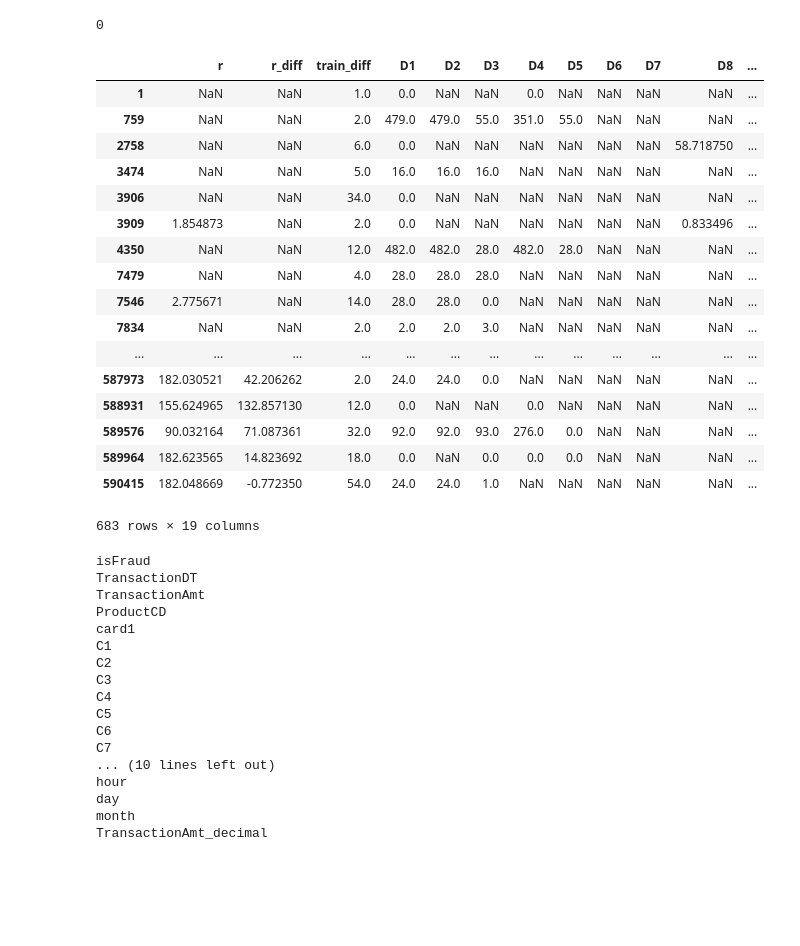
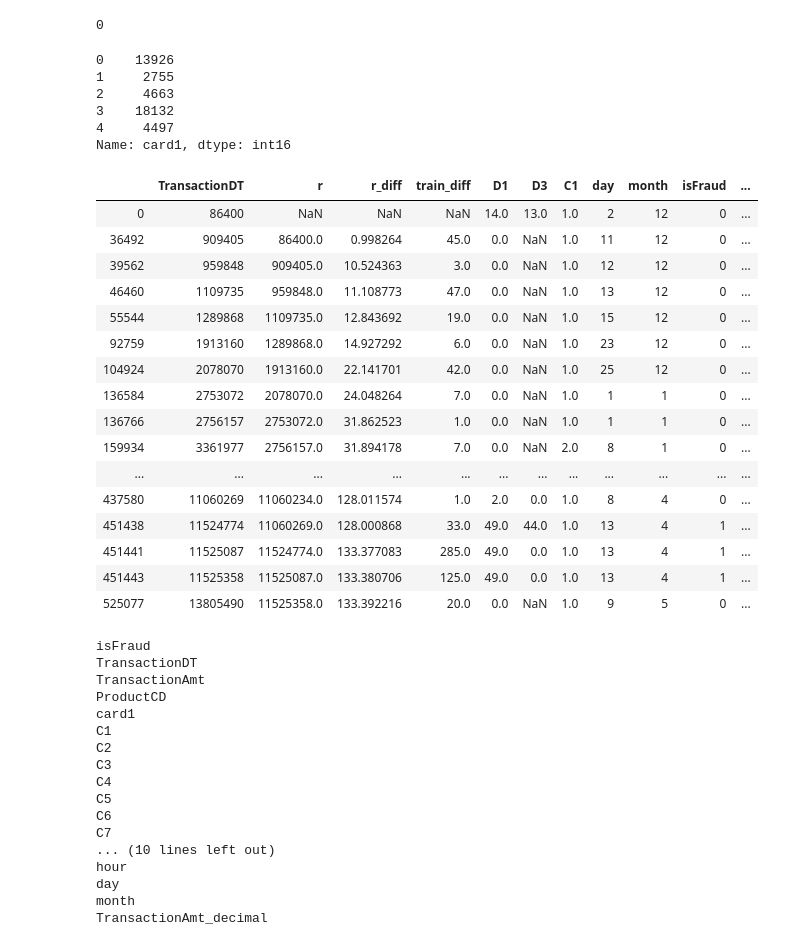
Before and after one commit to rodgomrod/kaggle_ieee_fraud, a Jupyter notebook: train_test_generator.ipynb, the cells around one changed output. Drawn from its saved outputs; the diff is of its cells as text; code cells hidden in the pictures; blank space fills up the shorter version.

```diff
--- a/train_test_generator.ipynb
+++ b/train_test_generator.ipynb
@@ -168,2 +181,10 @@ cols_d = [x for x in train.columns if 'D' in x and len(x) <= 3]
 # %%
 train = train.sort_values(['TransactionDT'], ascending = True)
+# %%
+n = 1
+new_cols = list()
+for group_col in cols_v:
+    train['V_group_{}'.format(n)] = (train.groupby(group_col)['TransactionDT'].transform('count')).fillna(-1)
+#     train['V_group_{}'.format(n)] = np.where(train['V_group_{}'.format(n)] == -1, 0, 1)
+    new_cols.append('V_group_{}'.format(n))
+    n += 1
@@ -170,30 +207,23 @@ train = train.sort_values(['TransactionDT'], ascending = True)
+# %%
+fill_dict = {'card1':-1,'card2':-1,'card3':-1,
+             'card4':-1,'card5':-1,'card6':-1}
+# %%
+train['card2_2'] = train.groupby(['card1'])['card2'].transform('max')
 # %%
-train['r'] = (train.fillna(-1).groupby(['card1','C1','addr1'])['TransactionDT'].shift(1))
-train.r = train.r/(60*60*24)
-train['r_diff'] = train.r.diff()
+train['r'] = train.fillna(fill_dict).groupby(['card1'])['TransactionDT'].shift(1)
+# train['r'] = (train.groupby(['card1','month'])['TransactionDT'].shift(1))
+# train.r = train.r/(60*60*24)
+train['r_diff'] = ((train.r-train.TransactionAmt)/(60*60*24))
 train['train_diff'] = train.TransactionDT.diff()
 gc.collect()
 # %% [output]
 0
-# %%
-train[(train.card1 == 2755)]\
-[['r','r_diff','train_diff']+cols_d+['isFraud']]
-# %% [output]
-|  | r | r_diff | train_diff | D1 | D2 | D3 | D4 | D5 | D6 | D7 | D8 | ... |
-| 1 | NaN | NaN | 1.0 | 0.0 | NaN | NaN | 0.0 | NaN | NaN | NaN | NaN | ... |
-| 759 | NaN | NaN | 2.0 | 479.0 | 479.0 | 55.0 | 351.0 | 55.0 | NaN | NaN | NaN | ... |
-| 2758 | NaN | NaN | 6.0 | 0.0 | NaN | NaN | NaN | NaN | NaN | NaN | 58.718750 | ... |
-| 3474 | NaN | NaN | 5.0 | 16.0 | 16.0 | 16.0 | NaN | NaN | NaN | NaN | NaN | ... |
-| 3906 | NaN | NaN | 34.0 | 0.0 | NaN | NaN | NaN | NaN | NaN | NaN | NaN | ... |
-| 3909 | 1.854873 | NaN | 2.0 | 0.0 | NaN | NaN | NaN | NaN | NaN | NaN | 0.833496 | ... |
-| 4350 | NaN | NaN | 12.0 | 482.0 | 482.0 | 28.0 | 482.0 | 28.0 | NaN | NaN | NaN | ... |
-| 7479 | NaN | NaN | 4.0 | 28.0 | 28.0 | 28.0 | NaN | NaN | NaN | NaN | NaN | ... |
-| 7546 | 2.775671 | NaN | 14.0 | 28.0 | 28.0 | 0.0 | NaN | NaN | NaN | NaN | NaN | ... |
-| 7834 | NaN | NaN | 2.0 | 2.0 | 2.0 | 3.0 | NaN | NaN | NaN | NaN | NaN | ... |
-| ... | ... | ... | ... | ... | ... | ... | ... | ... | ... | ... | ... | ... |
-| 587973 | 182.030521 | 42.206262 | 2.0 | 24.0 | 24.0 | 0.0 | NaN | NaN | NaN | NaN | NaN | ... |
-| 588931 | 155.624965 | 132.857130 | 12.0 | 0.0 | NaN | NaN | 0.0 | NaN | NaN | NaN | NaN | ... |
-| 589576 | 90.032164 | 71.087361 | 32.0 | 92.0 | 92.0 | 93.0 | 276.0 | 0.0 | NaN | NaN | NaN | ... |
-| 589964 | 182.623565 | 14.823692 | 18.0 | 0.0 | NaN | 0.0 | 0.0 | 0.0 | NaN | NaN | NaN | ... |
-| 590415 | 182.048669 | -0.772350 | 54.0 | 24.0 | 24.0 | 1.0 | NaN | NaN | NaN | NaN | NaN | ... |
-683 rows × 19 columns
+# %%
+train.card1.head()
+# %% [output]
+0    13926
+1     2755
+2     4663
+3    18132
+4     4497
+Name: card1, dtype: int16
@@ -200,3 +233,24 @@ train[(train.card1 == 2755)]\
+# %%
+train[train.card1==13926]\
+[['TransactionDT','r','r_diff','train_diff','D1','D3','C1','day','month']+['isFraud','TransactionAmt','card1','card2_2','card3','card4','card5','card6']].head(50)
+# %% [output]
+|  | TransactionDT | r | r_diff | train_diff | D1 | D3 | C1 | day | month | isFraud | ... |
+| 0 | 86400 | NaN | NaN | NaN | 14.0 | 13.0 | 1.0 | 2 | 12 | 0 | ... |
+| 36492 | 909405 | 86400.0 | 0.998264 | 45.0 | 0.0 | NaN | 1.0 | 11 | 12 | 0 | ... |
+| 39562 | 959848 | 909405.0 | 10.524363 | 3.0 | 0.0 | NaN | 1.0 | 12 | 12 | 0 | ... |
+| 46460 | 1109735 | 959848.0 | 11.108773 | 47.0 | 0.0 | NaN | 1.0 | 13 | 12 | 0 | ... |
+| 55544 | 1289868 | 1109735.0 | 12.843692 | 19.0 | 0.0 | NaN | 1.0 | 15 | 12 | 0 | ... |
+| 92759 | 1913160 | 1289868.0 | 14.927292 | 6.0 | 0.0 | NaN | 1.0 | 23 | 12 | 0 | ... |
+| 104924 | 2078070 | 1913160.0 | 22.141701 | 42.0 | 0.0 | NaN | 1.0 | 25 | 12 | 0 | ... |
+| 136584 | 2753072 | 2078070.0 | 24.048264 | 7.0 | 0.0 | NaN | 1.0 | 1 | 1 | 0 | ... |
+| 136766 | 2756157 | 2753072.0 | 31.862523 | 1.0 | 0.0 | NaN | 1.0 | 1 | 1 | 0 | ... |
+| 159934 | 3361977 | 2756157.0 | 31.894178 | 7.0 | 0.0 | NaN | 2.0 | 8 | 1 | 0 | ... |
+| ... | ... | ... | ... | ... | ... | ... | ... | ... | ... | ... | ... |
+| 437580 | 11060269 | 11060234.0 | 128.011574 | 1.0 | 2.0 | 0.0 | 1.0 | 8 | 4 | 0 | ... |
+| 451438 | 11524774 | 11060269.0 | 128.000868 | 33.0 | 49.0 | 44.0 | 1.0 | 13 | 4 | 1 | ... |
+| 451441 | 11525087 | 11524774.0 | 133.377083 | 285.0 | 49.0 | 0.0 | 1.0 | 13 | 4 | 1 | ... |
+| 451443 | 11525358 | 11525087.0 | 133.380706 | 125.0 | 49.0 | 0.0 | 1.0 | 13 | 4 | 1 | ... |
+| 525077 | 13805490 | 11525358.0 | 133.392216 | 20.0 | 0.0 | NaN | 1.0 | 9 | 5 | 0 | ... |
 # %%
 for c in train.columns:
     if train[c].isna().sum()==0:
```
Also changed, not shown: parts of 5 cells of this notebook, 1 other file.
